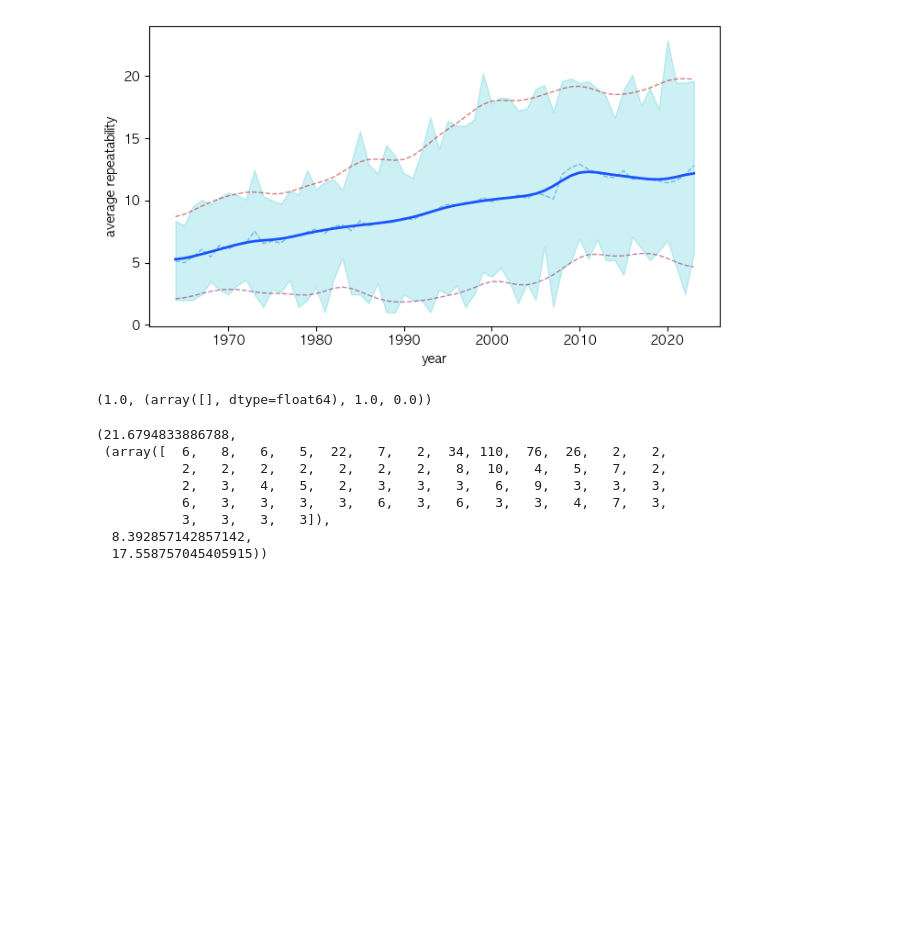
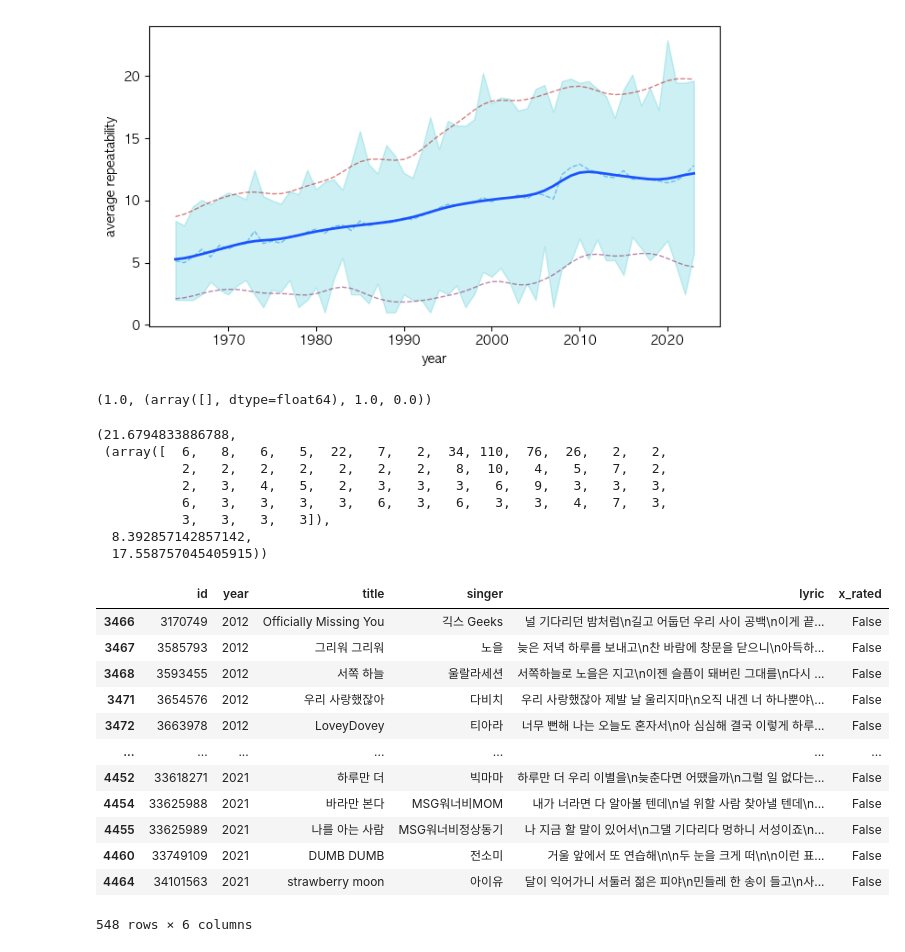
Before and after one commit to joonas-yoon/kpop-lyrics-analytics, a Jupyter notebook: analytics_kiwi.ipynb, the cells around one changed output. Drawn from its saved outputs; the diff is of its cells as text; code cells hidden in the pictures; blank space fills up the shorter version.

```diff
--- a/analytics_kiwi.ipynb
+++ b/analytics_kiwi.ipynb
@@ -1185,3 +1189,23 @@ Don't lose your temper so- so- so quickly""")
            3,   3,   3,   3]),
   8.392857142857142,
   17.558757045405915))
+# %%
+lyrics_all_df[
+    (2012 <= lyrics_all_df.year) &
+    (lyrics_all_df.year <= 2021) &
+    (lyrics_all_df.lyric.astype(str).str.contains("사랑"))
+]
+# %% [output]
+|  | id | year | title | singer | lyric | x_rated |
+| 3466 | 3170749 | 2012 | Officially Missing You | 긱스 Geeks | 널 기다리던 밤처럼\n길고 어둡던 우리 사이 공백\n이게 끝... | False |
+| 3467 | 3585793 | 2012 | 그리워 그리워 | 노을 | 늦은 저녁 하루를 보내고\n찬 바람에 창문을 닫으니\n아득하... | False |
+| 3468 | 3593455 | 2012 | 서쪽 하늘 | 울랄라세션 | 서쪽하늘로 노을은 지고\n이젠 슬픔이 돼버린 그대를\n다시 ... | False |
+| 3471 | 3654576 | 2012 | 우리 사랑했잖아 | 다비치 | 우리 사랑했잖아 제발 날 울리지마\n오직 내겐 너 하나뿐야\... | False |
+| 3472 | 3663978 | 2012 | LoveyDovey | 티아라 | 너무 뻔해 나는 오늘도 혼자서\n아 심심해 결국 이렇게 하루... | False |
+| ... | ... | ... | ... | ... | ... | ... |
+| 4452 | 33618271 | 2021 | 하루만 더 | 빅마마 | 하루만 더 우리 이별을\n늦춘다면 어땠을까\n그럴 일 없다는... | False |
+| 4454 | 33625988 | 2021 | 바라만 본다 | MSG워너비MOM | 내가 너라면 다 알아볼 텐데\n널 위할 사람 찾아낼 텐데\n... | False |
+| 4455 | 33625989 | 2021 | 나를 아는 사람 | MSG워너비정상동기 | 나 지금 할 말이 있어서\n그댈 기다리다 멍하니 서성이죠\n... | False |
+| 4460 | 33749109 | 2021 | DUMB DUMB | 전소미 | 거울 앞에서 또 연습해\n\n두 눈을 크게 떠\n\n이런 표... | False |
+| 4464 | 34101563 | 2021 | strawberry moon | 아이유 | 달이 익어가니 서둘러 젊은 피야\n민들레 한 송이 들고\n사... | False |
+548 rows × 6 columns
```
Also changed, not shown: parts of 4 cells of this notebook.
